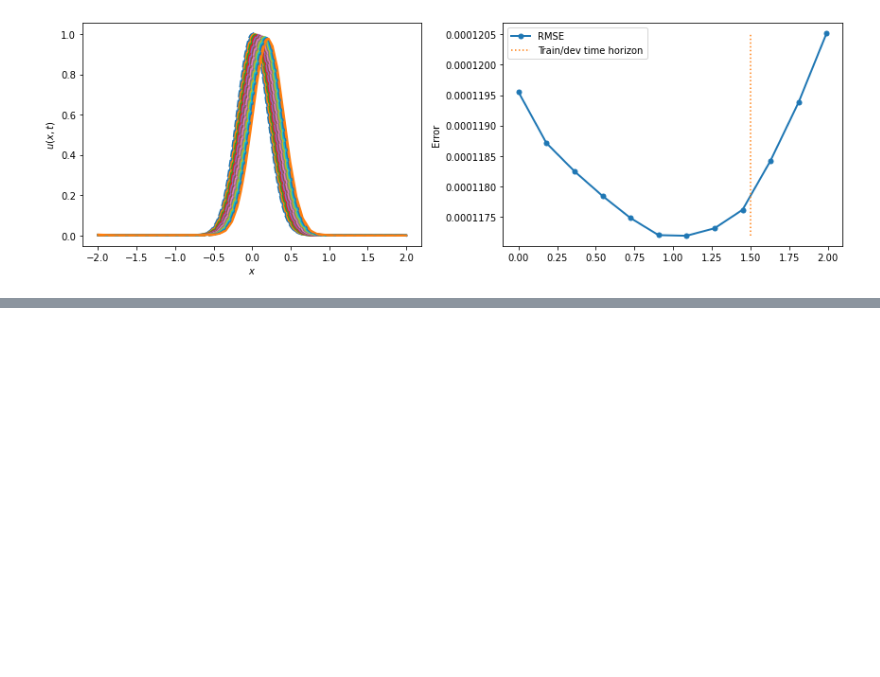
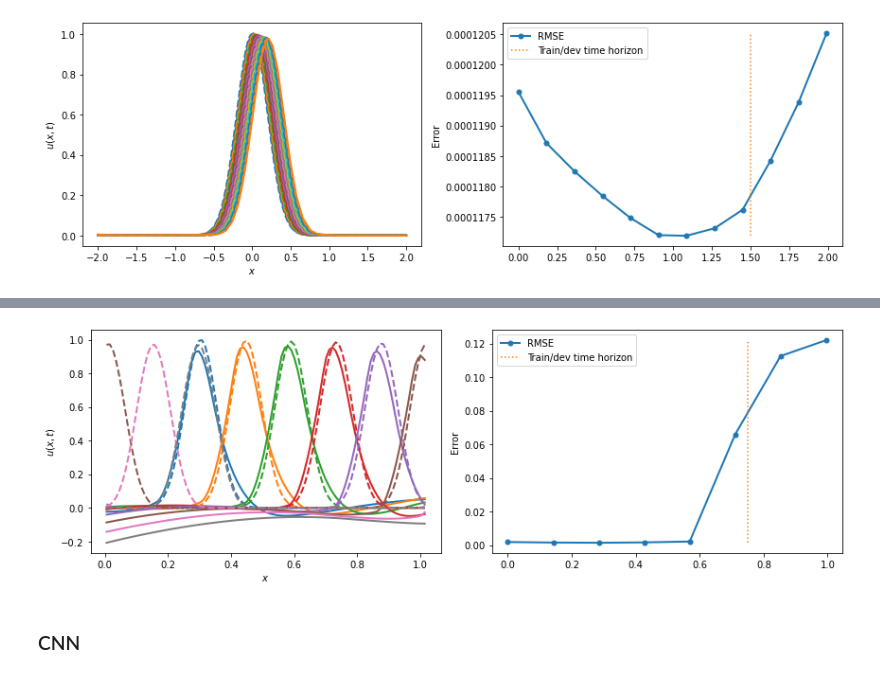
Before and after one commit to RupakMukherjee/FiniteVolumeTensorFlow, a Jupyter notebook: Report_1.ipynb, the cells around one changed output, grey strips where cells are left out. Cells and saved outputs as stored; diff of their text form; code cells hidden in the pictures; blank space fills up the shorter version.

```diff
--- a/Report_1.ipynb
+++ b/Report_1.ipynb
@@ -884,0 +1102,37 @@ plt.show()
+# %%
+import seaborn as sns
+c = sns.color_palette()
+
+nplots = 7
+rmin = 0
+rmax = 1
+idxes = np.arange(int(rmin*len(tt)), int(rmax*len(tt)), int((rmax-rmin)*len(tt)/nplots))
+e_mean = []
+tt_mean = []
+
+fig = plt.figure(figsize=(12, 4))
+ax0 = fig.add_subplot(121)
+ax1 = fig.add_subplot(122)
+for idx, i in enumerate(idxes):
+    data_in = np.array([ [tt[i], x] for x in xx])
+    u_approx = deep_approx.predict(data_in)
+    ax0.plot(xx, u_approx, lw=2, color=c[idx%len(c)])
+    ax0.plot(xx, uu[i, :], lw=2, linestyle='--')
+    tt_mean.append(tt[i])
+    e_mean.append( np.mean((u_approx[:, 0] - uu[i, :])**2) )
+
+ax1.plot(tt_mean, e_mean, '.-', lw=2, color=c[0], markersize=10)
+ax1.plot([(1-test_ratio)*t_end]*2, [min(e_mean), max(e_mean)], ':', color=c[1])
+ax1.legend(['RMSE', 'Train/dev time horizon'])
+
+ax0.set_xlabel('$x$')
+ax0.set_ylabel('$u(x, t)$')
+#ax0.legend()
+ax1.set_ylabel('Error')
+
+fig.tight_layout()
+plt.show()
+# %% [output]
+[figure, added]
+# %% [markdown]
+### CNN
```
Also changed, not shown: parts of 26 cells of this notebook.
